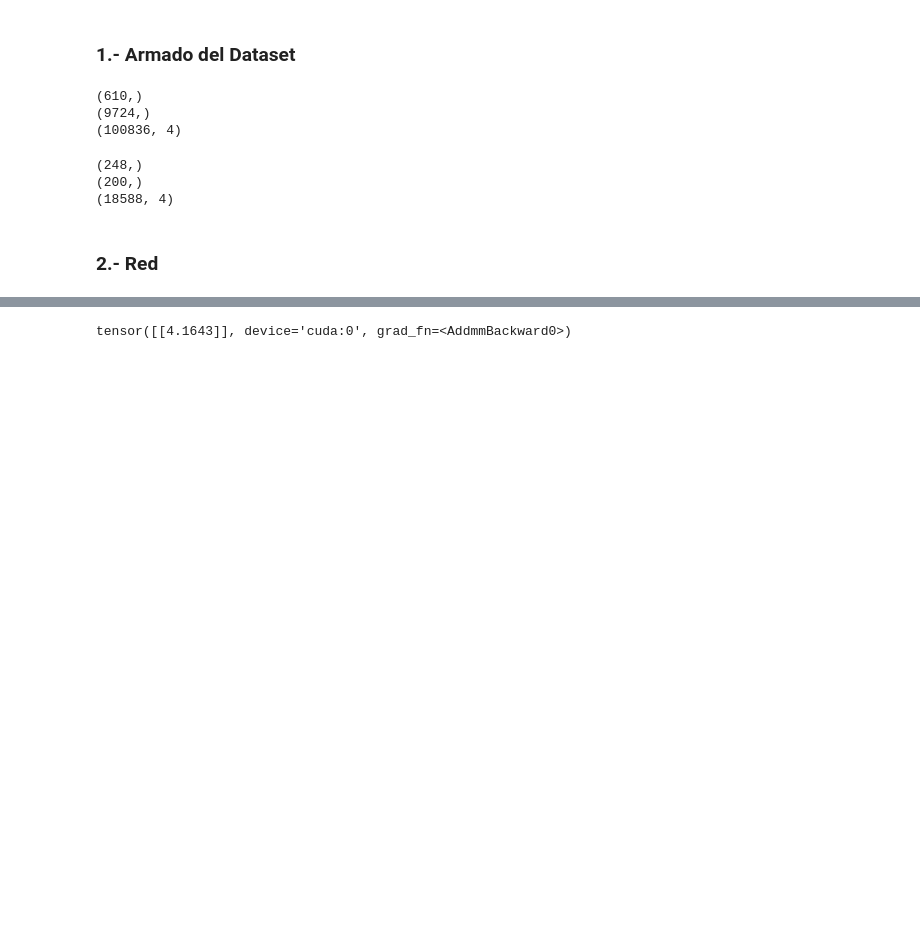
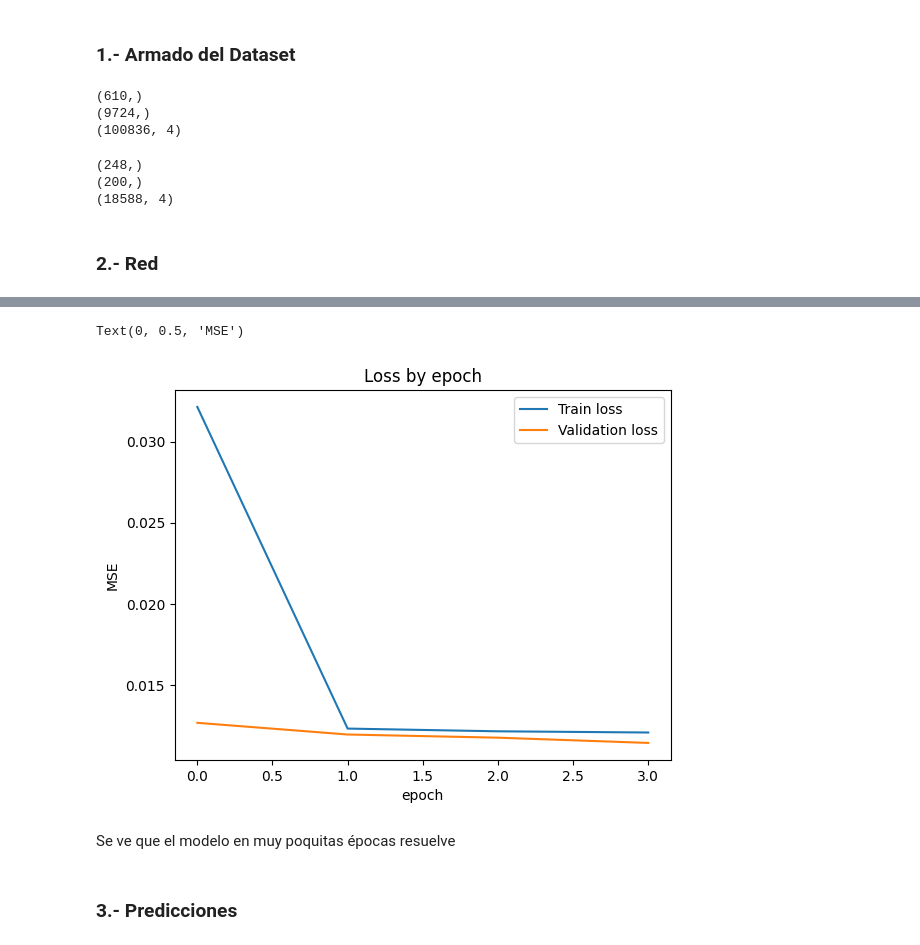
Before and after one commit to juanpsch/aprendizaje_profundo, a Jupyter notebook: Examen/SCHAMUN-JUANPABLO-DL_Examen_OCTUBRE_2023.ipynb, the cells around one changed output, grey strips where cells are left out. Cells and saved outputs as stored; diff of their text form; code cells hidden in the pictures; blank space fills up the shorter version.

```diff
--- a/Examen/SCHAMUN-JUANPABLO-DL_Examen_OCTUBRE_2023.ipynb
+++ b/Examen/SCHAMUN-JUANPABLO-DL_Examen_OCTUBRE_2023.ipynb
@@ -274,0 +410,3 @@ print(data.shape)
+# %%
+train_ds_embeddings = MyDatasetWithEmbddings(pelis_idx_train, users_idx_train, rating_train)
+valid_ds_embeddings = MyDatasetWithEmbddings(pelis_idx_valid, users_idx_valid, rating_valid)
@@ -275,2 +417,5 @@ print(data.shape)
+# %%
+train_dataloader_emb = DataLoader(train_ds_embeddings, batch_size =64, shuffle= True)
+valid_dataloader_emb = DataLoader(valid_ds_embeddings, batch_size=64)
 # %%
 class red(torch.nn.Module):
@@ -331,17 +452,21 @@ pred = model(pelis_idxs, user_idxs)
 # %%
-losses = []
+device = "cuda" if torch.cuda.is_available() else "cpu"
+
+
+model = red(vocab_size1=len(set(pelis)), embedding_dim1=8, vocab_size2=len(set(usuarios)), embedding_dim2=8)
+
+# si quiero cargar un modelo ya entrenado:
+# model.load_state_dict(torch.load(os.path.join('./', "embeddings_pelisYusersEmbSize8.pt"), map_location=device))
+
 loss_function = torch.nn.MSELoss()
 
-device = "cuda" if torch.cuda.is_available() else "cpu"
-
-model = red(n_input = 0, vocab_size1=len(pelis), embedding_dim1=8, vocab_size2=len(usuarios), embedding_dim2=8)
-model.load_state_dict(torch.load(os.path.join('./', "embeddings_pelisYusersEmbSize8.pt"), map_location=device))
-
-optimizer = torch.optim.Adam(model.parameters(), lr=0.05)#, momentum=0.1)
+optimizer = torch.optim.Adam(model.parameters(), lr=0.05, weight_decay=0.01) #, momentum=0.1)
 
 emb_partida1 = np.copy(model.embeddings1.weight.detach().numpy())
 emb_partida2 = np.copy(model.embeddings2.weight.detach().numpy())
 
+model.to(device)
+
 print(emb_partida1)
 print(emb_partida2)
 # %% [output]
@@ -439,2 +489,0 @@ print('Save Best Model in HISTORY\n')
-# %%
-model.load_state_dict(torch.load(os.path.join(direccion, "embeddings_pelisYusers.pt"), map_location=device))
@@ -484,7 +607,23 @@ array([    1,     6,    47,    50,   110,   223,   231,   260,   296,
+# %%
+# Grafica loss por epoch
+fig, ax1= plt.subplots(1,1)
+ax1.plot(train_loss_by_epoch, label="Train loss")
+ax1.plot(valid_loss_by_epoch, label="Validation loss")
+ax1.legend()
+ax1.set_title("Loss by epoch")
+ax1.set_xlabel("epoch")
+ax1.set_ylabel("MSE")
+# %% [output]
+Text(0, 0.5, 'MSE')
+[figure, added]
+# %% [markdown]
+Se ve que el modelo en muy poquitas épocas resuelve
+# %% [markdown]
+### 3.- Predicciones
 # %%
+# Se predicen todos los datos y se genera un df con los datos reales y los predichos
 model.to(device)
-pelis_idxs = torch.tensor(peli_to_idx[47], dtype=torch.long).to(device)
-user_idxs = torch.tensor(user_to_idx[15], dtype=torch.long).to(device)
-model(pelis_idxs,user_idxs)
+pelis_idxs = torch.tensor(pelis_idx, dtype=torch.int).to(device)
+user_idxs = torch.tensor(users_idx, dtype=torch.int).to(device)
+df_test = pd.DataFrame([pelis, usuarios, rating], index=['movieId', 'userId', 'rating']).transpose()
+df_test['predict'] = model(pelis_idxs,user_idxs).cpu().detach().numpy()
-# %% [output]
-tensor([[4.1643]], device='cuda:0', grad_fn=<AddmmBackward0>)
```
Also changed, not shown: parts of 33 cells of this notebook, 1 other file.
